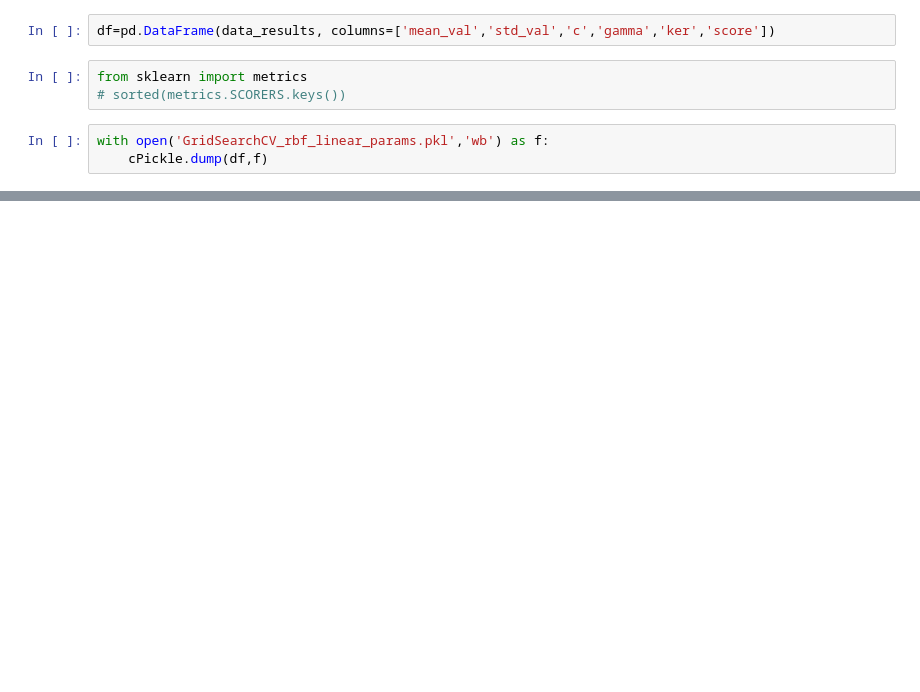
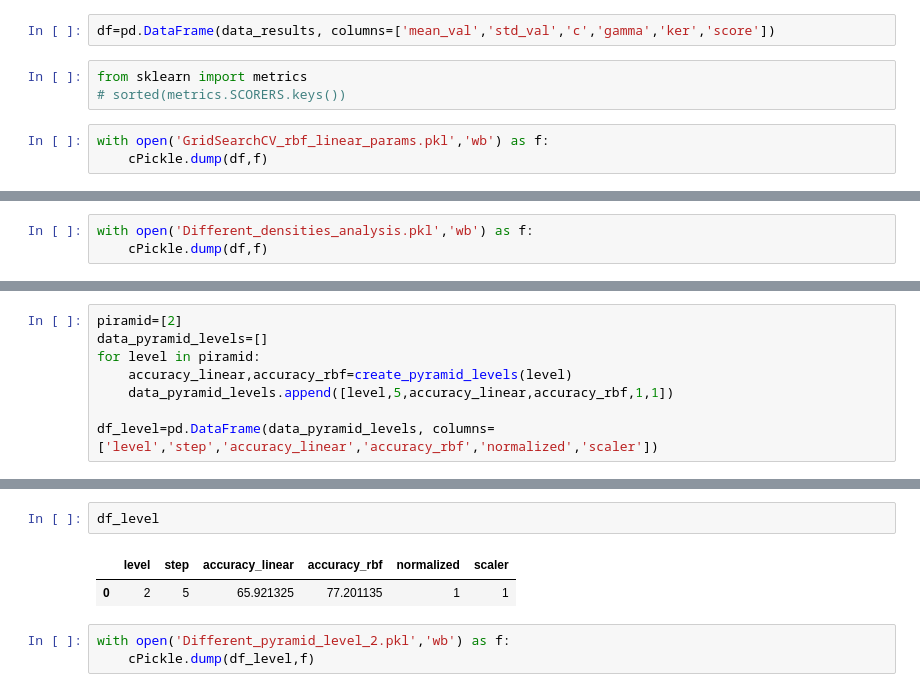
Before and after one commit to StanleyAlbayeros/MCV-M3-MLCV-G02, a Jupyter notebook: SVM_pyramids_Adam.ipynb, the cells around one changed output, grey strips where cells are left out. Drawn from its saved outputs; the diff is of its cells as text; blank space fills up the shorter version.

```diff
--- a/SVM_pyramids_Adam.ipynb
+++ b/SVM_pyramids_Adam.ipynb
@@ -549,0 +578,3 @@ max for linear
+# %%
+with open('Different_densities_analysis.pkl','wb') as f:
+    cPickle.dump(df,f)
@@ -549,0 +721,8 @@ max for linear
+# %%
+piramid=[2]
+data_pyramid_levels=[]
+for level in piramid:
+    accuracy_linear,accuracy_rbf=create_pyramid_levels(level)
+    data_pyramid_levels.append([level,5,accuracy_linear,accuracy_rbf,1,1])
+
+df_level=pd.DataFrame(data_pyramid_levels, columns=['level','step','accuracy_linear','accuracy_rbf','normalized','scaler'])
@@ -549,0 +731,8 @@ max for linear
+# %%
+df_level
+# %% [output]
+|  | level | step | accuracy_linear | accuracy_rbf | normalized | scaler |
+| 0 | 2 | 5 | 65.921325 | 77.201135 | 1 | 1 |
+# %%
+with open('Different_pyramid_level_2.pkl','wb') as f:
+    cPickle.dump(df_level,f)
```
Also changed, not shown: parts of 39 cells of this notebook.
